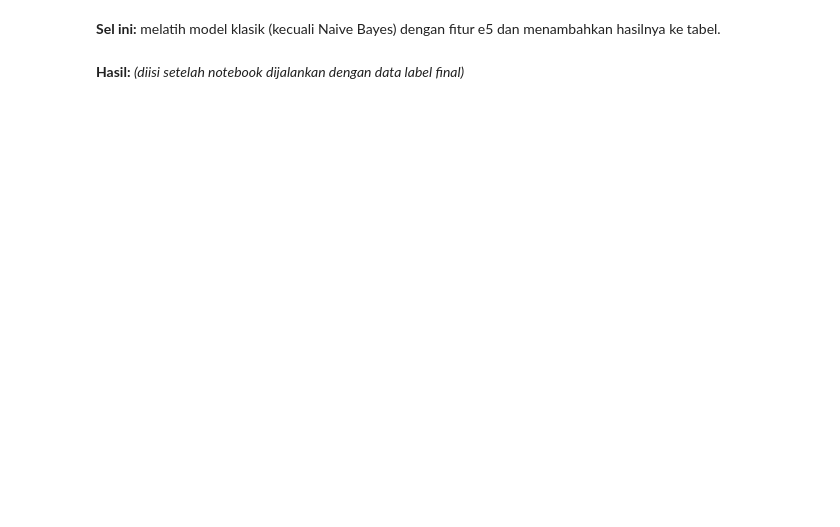
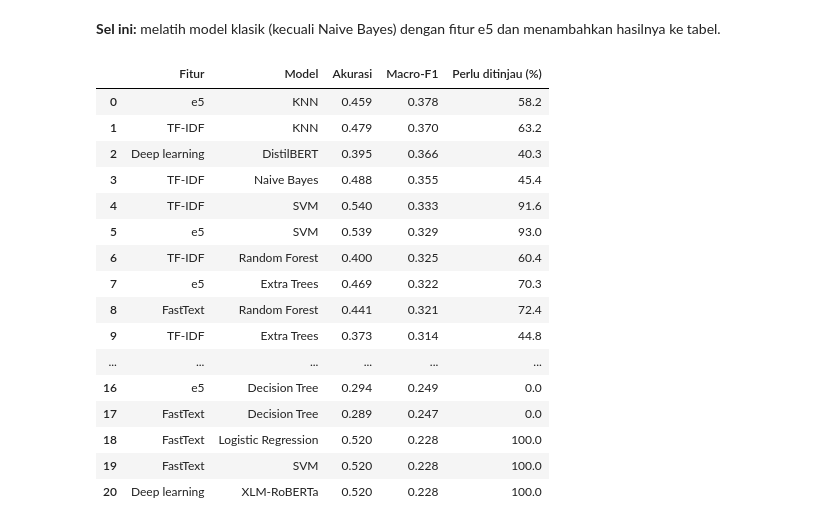
Before and after one commit to RoihansLab/Data-Mining-Project, a Jupyter notebook: youtube_comment_sentiment/Data_Preparation/data_preparation_labeling.ipynb, the cells around one changed output. Saved outputs shown, nothing was run; the diff lists cells and outputs as text; code cells hidden in the pictures; blank space fills up the shorter version.

```diff
--- a/youtube_comment_sentiment/Data_Preparation/data_preparation_labeling.ipynb
+++ b/youtube_comment_sentiment/Data_Preparation/data_preparation_labeling.ipynb
@@ -1519,7 +1643,7 @@ NameError: name 'FastText' is not defined
 def rata_vektor(token):
     return np.mean([ft.wv[kata] for kata in token], axis=0)
 
-X_train_ft = np.vstack(df_train["token"].apply(rata_vektor))
+X_train_ft = np.vstack(df_train_2["token"].apply(rata_vektor))
 X_test_ft = np.vstack(df_test["token"].apply(rata_vektor))
 print("Ukuran fitur latih:", X_train_ft.shape, "| uji:", X_test_ft.shape)
 # %% [output]
@@ -1593,17 +1731,17 @@ perangkat = "cuda" if torch.cuda.is_available() else "cpu"
 
 
 def fine_tune(nama_model, epoch=3, batch=8):
-    """Latih model pre-trained dengan data latih, lalu tebak label data uji."""
+    """Latih model pre-trained dengan positif & negatif, lalu hitung peluang positif data uji."""
     torch.manual_seed(SEED)
     tok = AutoTokenizer.from_pretrained(nama_model)
-    model = AutoModelForSequenceClassification.from_pretrained(nama_model, num_labels=len(le.classes_)).to(perangkat)
+    model = AutoModelForSequenceClassification.from_pretrained(nama_model, num_labels=2).to(perangkat)
     for param in model.base_model.embeddings.parameters():   # lapisan embedding dibekukan supaya muat di GPU 6 GB
         param.requires_grad = False
     opt = torch.optim.AdamW([param for param in model.parameters() if param.requires_grad], lr=2e-5)
-    total_langkah = epoch * ((len(df_train) + batch - 1) // batch)
+    total_langkah = epoch * ((len(df_train_2) + batch - 1) // batch)
     jadwal = get_linear_schedule_with_warmup(opt, int(0.1 * total_langkah), total_langkah)   # warmup 10% supaya stabil
-    teks = df_train["comment"].tolist()
-    y = torch.tensor(y_train)
+    teks = df_train_2["comment"].tolist()
+    y = torch.tensor(y_train_2)
 
     model.train()
     for e in range(epoch):
@@ -1620,25 +1758,20 @@ def fine_tune(nama_model, epoch=3, batch=8):
         print(f"  epoch {e + 1} selesai, loss terakhir {loss.item():.3f}")
 
     model.eval()
-    pred = []
+    p = []
     with torch.no_grad():
         for i in range(0, len(df_test), 32):
             enc = tok(df_test["comment"].iloc[i:i + 32].tolist(), truncation=True, max_length=128, padding=True, return_tensors="pt").to(perangkat)
             with torch.autocast(perangkat, dtype=torch.bfloat16):
-                pred += model(**enc).logits.argmax(-1).tolist()
+                p += torch.softmax(model(**enc).logits.float(), -1)[:, 1].tolist()
     del model
     torch.cuda.empty_cache()
-    return np.array(pred)
+    return np.array(p)
 # %% [markdown]
 **Sel ini:** melatih XLM-RoBERTa dan DistilBERT, lalu menambahkan hasilnya ke tabel perbandingan.
 # %%
 for nama_model, nama_hf in {"XLM-RoBERTa": "xlm-roberta-base", "DistilBERT": "distilbert-base-multilingual-cased"}.items():
     print(nama_model)
-    pred = fine_tune(nama_hf)
-    prediksi[("Deep learning", nama_model)] = pred
-    hasil.append({"Fitur": "Deep learning", "Model": nama_model,
-                  "Akurasi": round(accuracy_score(y_test, pred), 3),
-                  "Macro-F1": round(f1_score(y_test, pred, average="macro"), 3)})
+    nilai("Deep learning", nama_model, ke_label(fine_tune(nama_hf)))
 
-tabel_hasil = pd.DataFrame(hasil).sort_values("Macro-F1", ascending=False).reset_index(drop=True)
-tabel_hasil
+pd.DataFrame(hasil).sort_values("Macro-F1", ascending=False).reset_index(drop=True)
@@ -1658,4 +1853,5 @@ ubah_e5 = lambda teks: e5.encode(["query: " + t for t in teks], batch_size=32, n
 
 X_train_e5 = ubah_e5(df_train["comment"].tolist())
 X_test_e5 = ubah_e5(df_test["comment"].tolist())
-print("Ukuran fitur latih:", X_train_e5.shape, "| uji:", X_test_e5.shape)
+X_train_e5_2 = X_train_e5[maska_2]
+print("Ukuran fitur latih:", X_train_e5.shape, "| latih skema A:", X_train_e5_2.shape, "| uji:", X_test_e5.shape)
@@ -1663,15 +1862,25 @@ print("Ukuran fitur latih:", X_train_e5.shape, "| uji:", X_test_e5.shape)
 **Sel ini:** melatih model klasik (kecuali Naive Bayes) dengan fitur e5 dan menambahkan hasilnya ke tabel.
 # %%
 for nama_model, model in model_klasik.items():
-    if nama_model == "Naive Bayes":
-        continue
-    pred = model.fit(X_train_e5, y_train).predict(X_test_e5)
-    prediksi[("e5", nama_model)] = pred
-    hasil.append({"Fitur": "e5", "Model": nama_model,
-                  "Akurasi": round(accuracy_score(y_test, pred), 3),
-                  "Macro-F1": round(f1_score(y_test, pred, average="macro"), 3)})
+    if nama_model != "Naive Bayes":
+        nilai("e5", nama_model, ke_label(peluang(model.fit(X_train_e5_2, y_train_2), X_test_e5)))
 
-tabel_hasil = pd.DataFrame(hasil).sort_values("Macro-F1", ascending=False).reset_index(drop=True)
-tabel_hasil
+pd.DataFrame(hasil).sort_values("Macro-F1", ascending=False).reset_index(drop=True)
+# %% [output]
+|  | Fitur | Model | Akurasi | Macro-F1 | Perlu ditinjau (%) |
+| 0 | e5 | KNN | 0.459 | 0.378 | 58.2 |
+| 1 | TF-IDF | KNN | 0.479 | 0.370 | 63.2 |
+| 2 | Deep learning | DistilBERT | 0.395 | 0.366 | 40.3 |
+| 3 | TF-IDF | Naive Bayes | 0.488 | 0.355 | 45.4 |
+| 4 | TF-IDF | SVM | 0.540 | 0.333 | 91.6 |
+| 5 | e5 | SVM | 0.539 | 0.329 | 93.0 |
+| 6 | TF-IDF | Random Forest | 0.400 | 0.325 | 60.4 |
+| 7 | e5 | Extra Trees | 0.469 | 0.322 | 70.3 |
+| 8 | FastText | Random Forest | 0.441 | 0.321 | 72.4 |
+| 9 | TF-IDF | Extra Trees | 0.373 | 0.314 | 44.8 |
+| ... | ... | ... | ... | ... | ... |
+| 16 | e5 | Decision Tree | 0.294 | 0.249 | 0.0 |
+| 17 | FastText | Decision Tree | 0.289 | 0.247 | 0.0 |
+| 18 | FastText | Logistic Regression | 0.520 | 0.228 | 100.0 |
+| 19 | FastText | SVM | 0.520 | 0.228 | 100.0 |
+| 20 | Deep learning | XLM-RoBERTa | 0.520 | 0.228 | 100.0 |
-# %% [markdown]
-**Hasil:** _(diisi setelah notebook dijalankan dengan data label final)_
```
Also changed, not shown: parts of 67 cells of this notebook, 5 other files.
